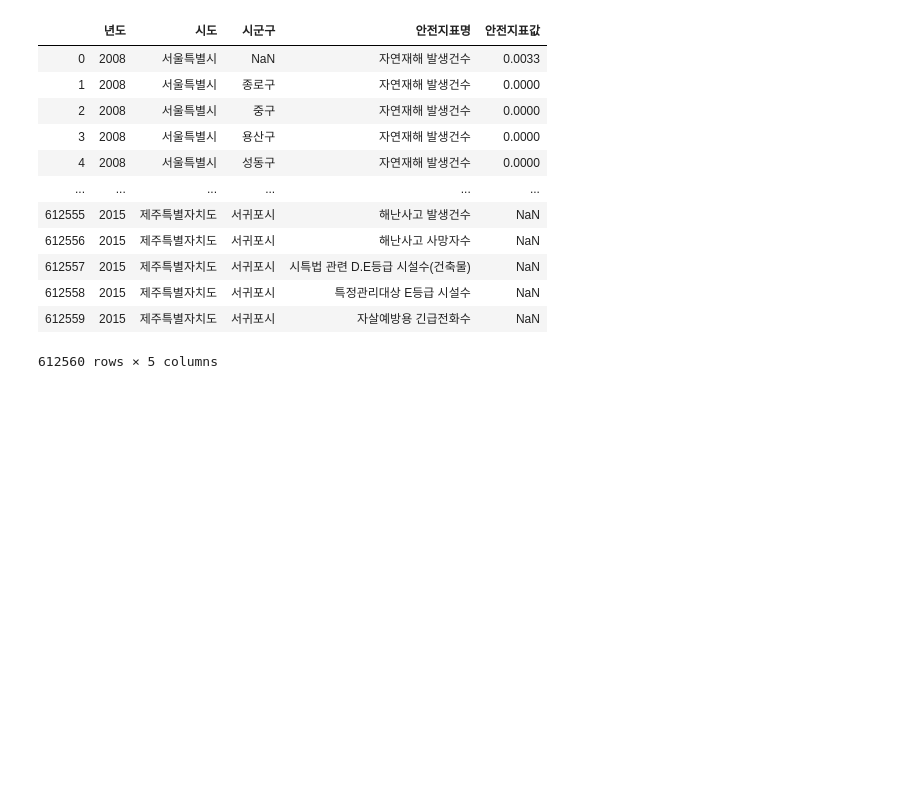
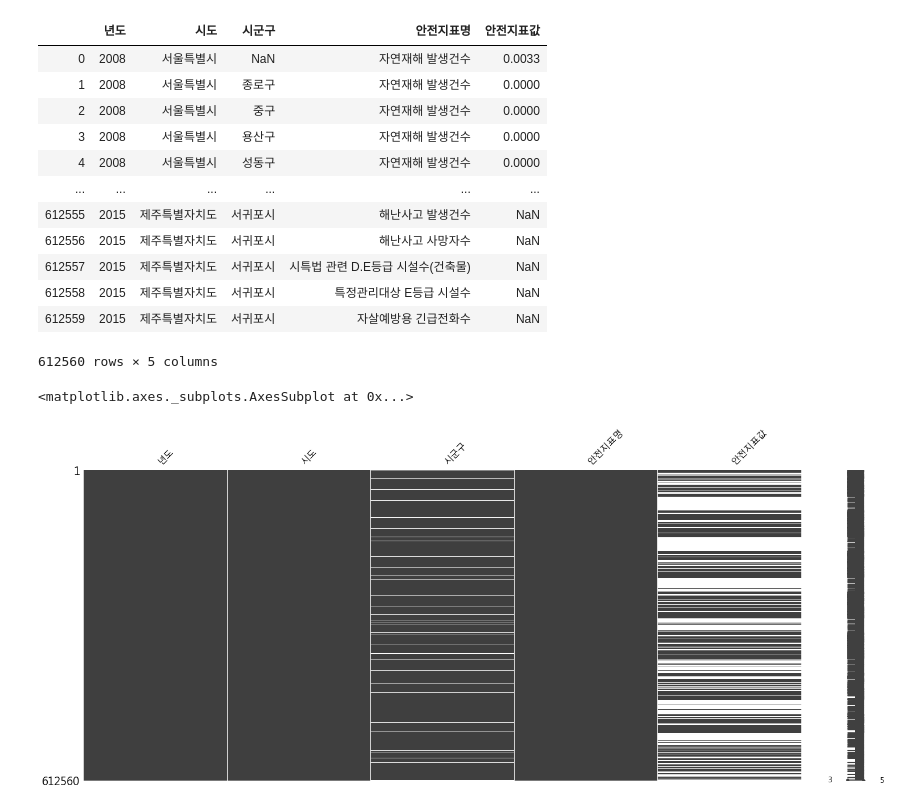
Before and after one commit to gloryle/ARTISTS, a Jupyter notebook: #1108_시도시군구분리.ipynb, the cells around one changed output. Drawn from its saved outputs; the diff is of its cells as text; code cells hidden in the pictures; blank space fills up the shorter version.

```diff
--- a/#1108_시도시군구분리.ipynb
+++ b/#1108_시도시군구분리.ipynb
@@ -7,8 +7,8 @@ rawdata(A1_년도별_지역_안전지표)에서 시도와 시군구를 분리함
 import pandas as pd
 import matplotlib.pyplot as plt
 import numpy as np
-
-path = '../data/'
+import missingno as msno
+path = './data/'
 data = pd.read_csv(path + 'A1_년도별_지역_안전지표.csv', encoding='cp949', engine='python')
 
 plt.rc('font',family='Malgun Gothic')
@@ -29,6 +33,11 @@ data
 | 612558 | 2015 | 제주특별자치도 | 서귀포시 | 특정관리대상 E등급 시설수 | NaN |
 | 612559 | 2015 | 제주특별자치도 | 서귀포시 | 자살예방용 긴급전화수 | NaN |
 612560 rows × 5 columns
+# %%
+msno.matrix(data)
+# %% [output]
+<matplotlib.axes._subplots.AxesSubplot at 0x...>
+[figure, added]
 # %%
 sido = data.loc[data.시군구.isnull()==True]
 sido.to_csv(path+'sido.csv',encoding='cp949',index=False)
```
Also changed, not shown: parts of 3 cells of this notebook, 2 other files.
